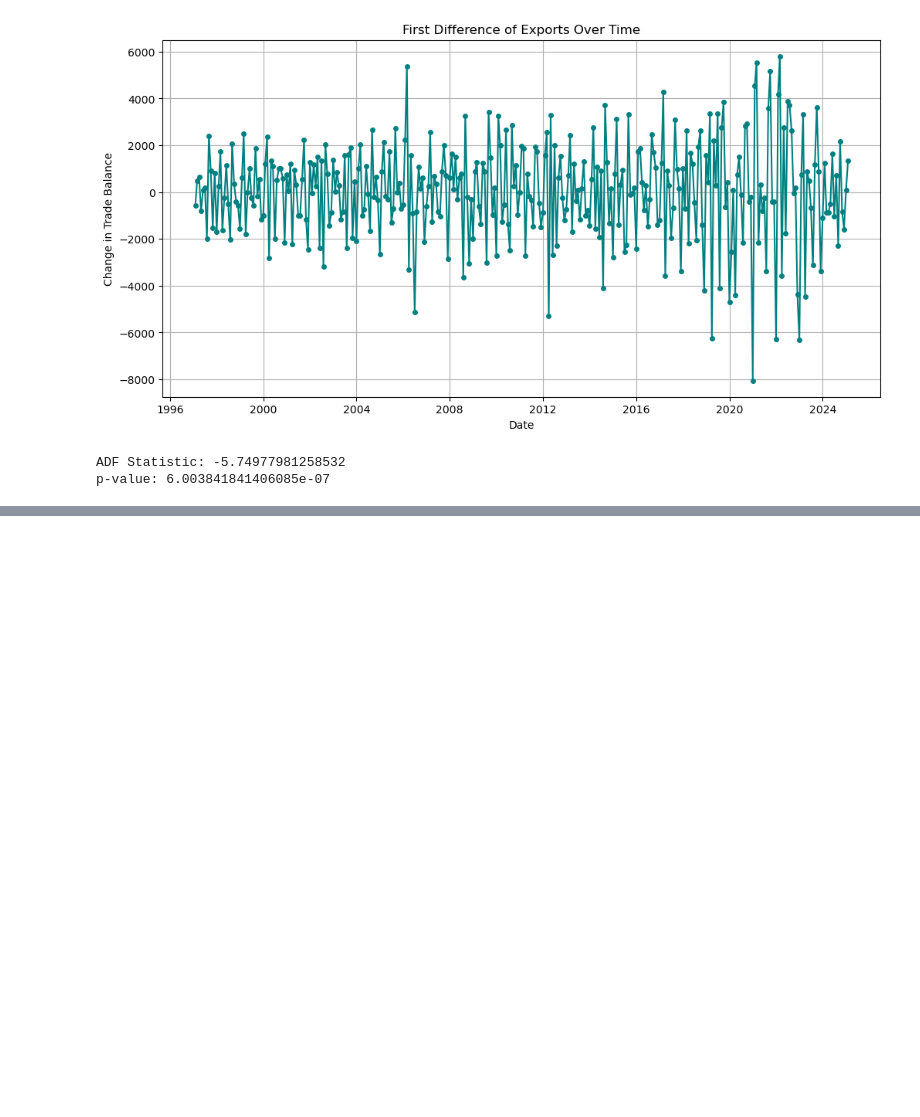
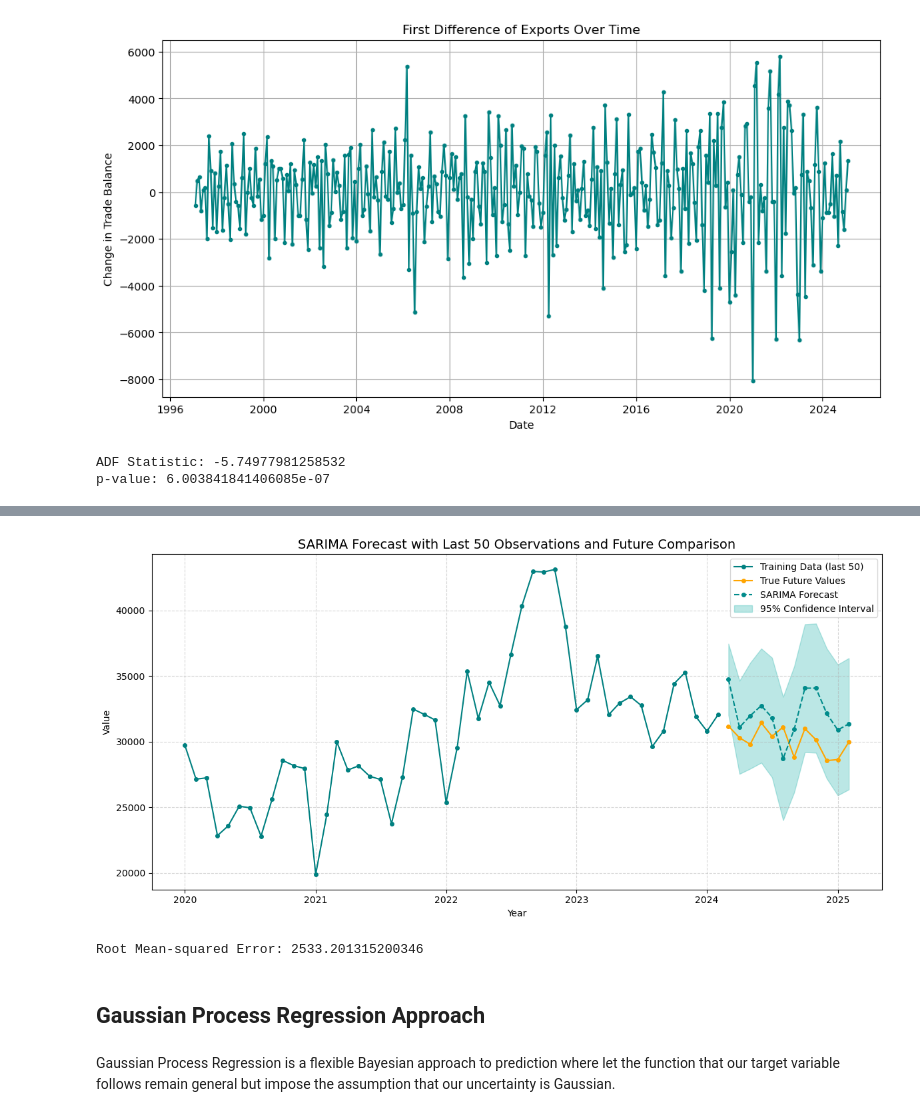
Before and after one commit to charlieollerenshaw/st451-project, a Jupyter notebook: tradebalanceregression.ipynb, the cells around one changed output, grey strips where cells are left out. Cells and saved outputs as stored; diff of their text form; code cells hidden in the pictures; blank space fills up the shorter version.

```diff
--- a/tradebalanceregression.ipynb
+++ b/tradebalanceregression.ipynb
@@ -216,0 +185,43 @@ plt.plot(residuals)
+# %%
+import matplotlib.pyplot as plt
+
+# Extract last 50 training dates and values
+X_train_last50 = X_train[-50:]
+Y_train_last50 = Y_train[-50:]
+
+# Forecast
+forecast_object = model_sarima.get_forecast(steps=12)
+forecast_mean = forecast_object.predicted_mean
+conf_int = forecast_object.conf_int()
+
+# Plot
+plt.figure(figsize=(12, 6))
+plt.plot(X_train_last50, Y_train_last50, color='teal',marker='o', markersize=4, label='Training Data (last 50)')
+plt.plot(X_test, Y_test, 'o-', color='Orange',markersize=4, label='True Future Values')
+plt.plot(X_test, forecast_mean, 'o--',markersize=4, color='darkcyan', label='SARIMA Forecast')
+plt.fill_between(X_test,
+                 conf_int.iloc[:, 0],
+                 conf_int.iloc[:, 1],
+                 color='lightseagreen',
+                 alpha=0.3,
+                 label='95% Confidence Interval')
+
+# Formatting
+plt.title('SARIMA Forecast with Last 50 Observations and Future Comparison', fontsize=14)
+plt.xlabel('Year')
+plt.ylabel('Value')
+plt.legend()
+plt.grid(True, linestyle='--', alpha=0.5)
+plt.tight_layout()
+plt.show()
+
+# RMSE
+rmse = (np.mean((Y_test-forecast_mean)**2))**0.5
+print('Root Mean-squared Error:', rmse)
+# %% [output]
+[figure, added]
+Root Mean-squared Error: 2533.201315200346
+# %% [markdown]
+## Gaussian Process Regression Approach
+# %% [markdown]
+Gaussian Process Regression is a flexible Bayesian approach to prediction where let the function that our target variable follows remain general but impose the assumption that our uncertainty is Gaussian.
```
Also changed, not shown: parts of 27 cells of this notebook.
